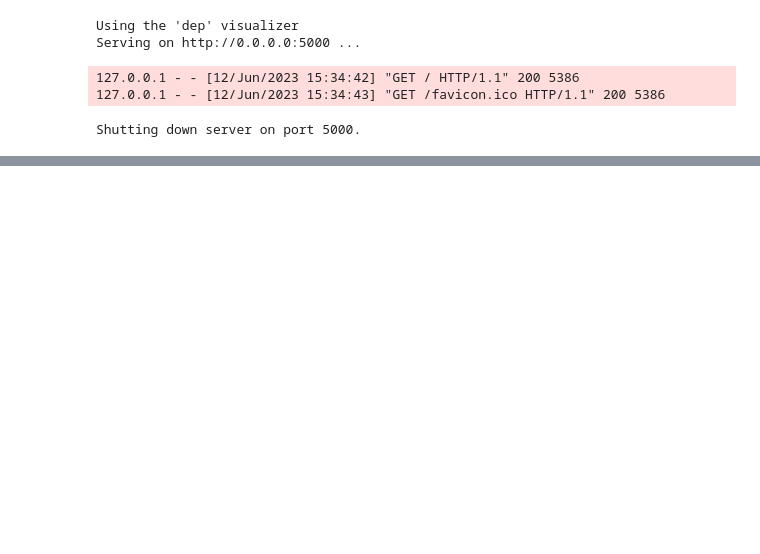
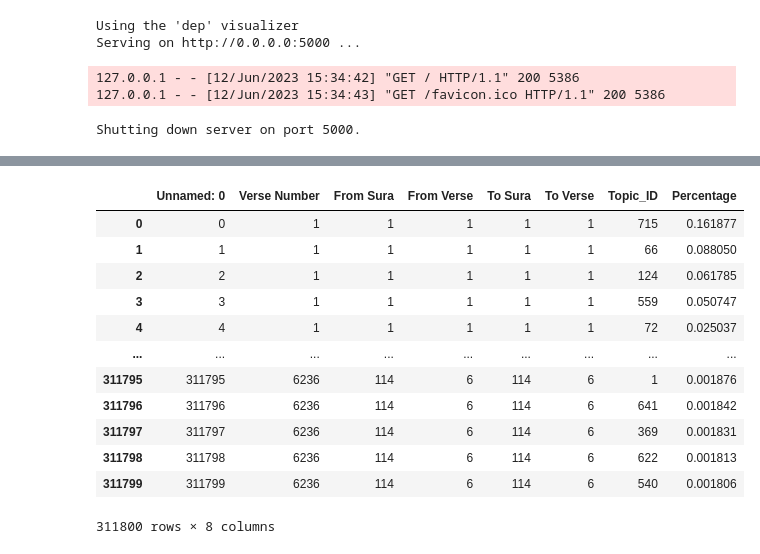
Before and after one commit to language-ml/hadith-quranic_nlp, a Jupyter notebook: src/quranic_nlp/test.ipynb, the cells around one changed output, grey strips where cells are left out. Drawn from its saved outputs; the diff is of its cells as text; code cells hidden in the pictures; blank space fills up the shorter version.

```diff
--- a/src/quranic_nlp/test.ipynb
+++ b/src/quranic_nlp/test.ipynb
@@ -166,0 +242,16 @@ Shutting down server on port 5000.
+# %%
+pd.read_excel('../../data_utils/Verse_Topic_Percentage_Verse_Lemma_with_stopWords_Removal_Mallet_20230619213542.xlsx')
+# %% [output]
+|  | Unnamed: 0 | Verse Number | From Sura | From Verse | To Sura | To Verse | Topic_ID | Percentage |
+| 0 | 0 | 1 | 1 | 1 | 1 | 1 | 715 | 0.161877 |
+| 1 | 1 | 1 | 1 | 1 | 1 | 1 | 66 | 0.088050 |
+| 2 | 2 | 1 | 1 | 1 | 1 | 1 | 124 | 0.061785 |
+| 3 | 3 | 1 | 1 | 1 | 1 | 1 | 559 | 0.050747 |
+| 4 | 4 | 1 | 1 | 1 | 1 | 1 | 72 | 0.025037 |
+| ... | ... | ... | ... | ... | ... | ... | ... | ... |
+| 311795 | 311795 | 6236 | 114 | 6 | 114 | 6 | 1 | 0.001876 |
+| 311796 | 311796 | 6236 | 114 | 6 | 114 | 6 | 641 | 0.001842 |
+| 311797 | 311797 | 6236 | 114 | 6 | 114 | 6 | 369 | 0.001831 |
+| 311798 | 311798 | 6236 | 114 | 6 | 114 | 6 | 622 | 0.001813 |
+| 311799 | 311799 | 6236 | 114 | 6 | 114 | 6 | 540 | 0.001806 |
+311800 rows × 8 columns
```
Also changed, not shown: parts of 14 cells of this notebook, 12 other files.
